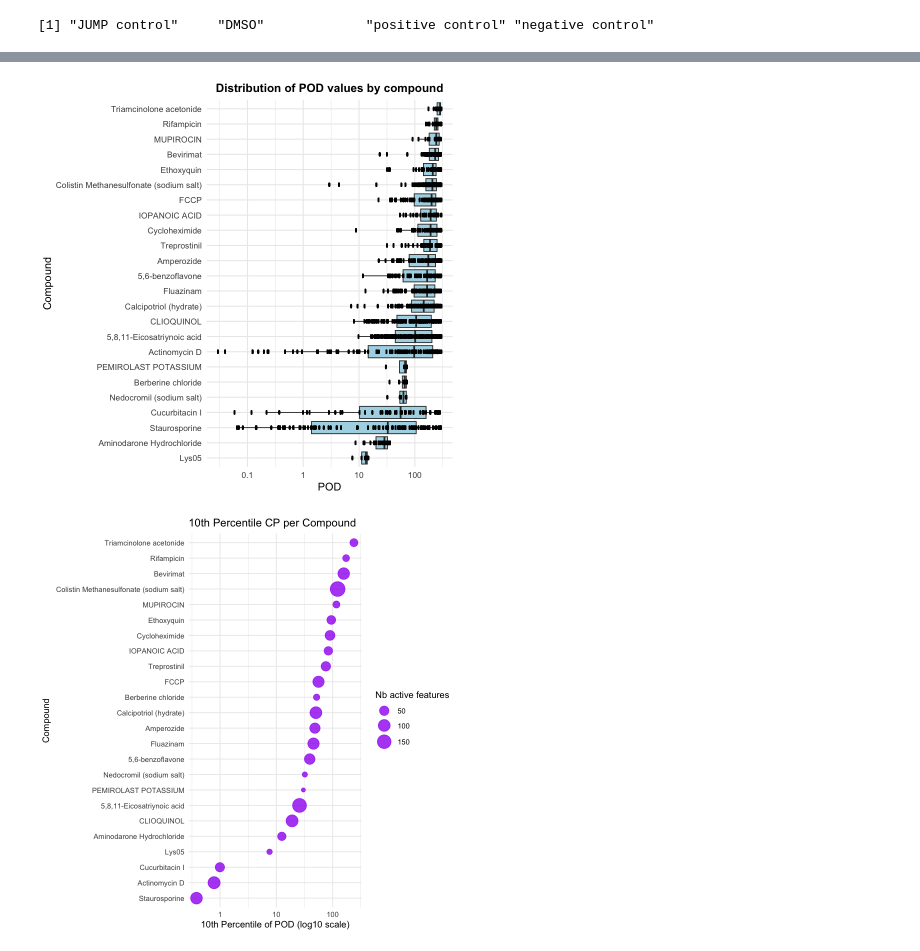
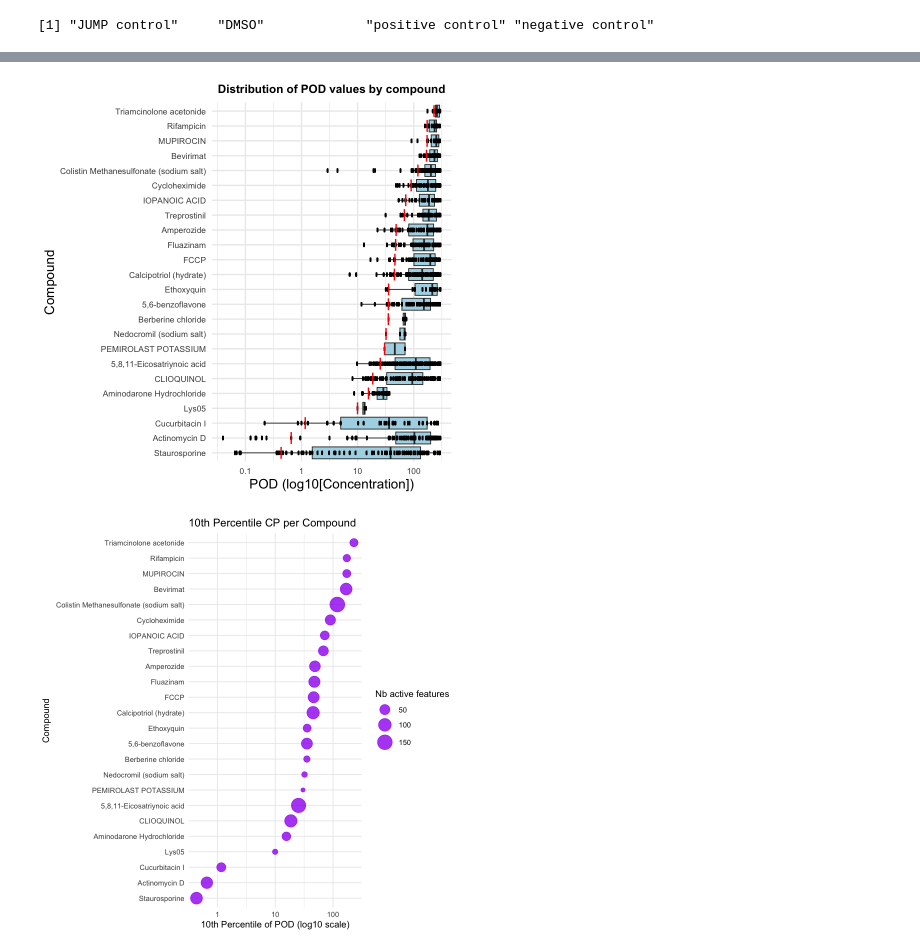
Before and after one commit to broadinstitute/2025_Grigoryan_Proteomics, a Jupyter notebook: 01.dose_response/10_curve_fit_CP_data.ipynb, the cells around one changed output, grey strips where cells are left out. Cells and saved outputs as stored; diff of their text form; code cells hidden in the pictures.

```diff
--- a/01.dose_response/10_curve_fit_CP_data.ipynb
+++ b/01.dose_response/10_curve_fit_CP_data.ipynb
@@ -15,7 +15,7 @@ library(arrow)
 # %%
 ## loading parqet file of cp fetaures
 
-cp_data= read_parquet("../00.exploratory_analysis/inputs/CP_data/normalized.parquet")
+cp_data= read_parquet("../00.exploratory_analysis/inputs/CP_data/normalized_new.parquet")
 
 cp_data = data.frame(cp_data)
 # %%
@@ -237,62 +205,70 @@ for (i in 1:n_pages) {
 }
 dev.off()
 # %%
-# boxplot of the BMD value per compound
+### Calculate the 10th percentile of BMD for each compound across all features
 
-library(ggplot2)
+compound_categories <- df %>%
+  select(Metadata_Compound.Name) %>%
+  distinct() %>%
+  rename(compound = Metadata_Compound.Name)
 
-df_bmd <- final_df_cp[!is.na(final_df_cp$Concentration), ]
+pod_summary <- final_df_cp %>%
+  group_by(compound) %>%
+  summarise(
+    pod_10th_percentile_cp = quantile(Concentration, probs = 0.10, na.rm = TRUE),
+    nb_features = n_distinct(protein)
+  ) %>%
+  left_join(compound_categories, by = "compound") %>%
+  arrange(desc(nb_features))
 
 
-compound_order <- df_bmd %>%
-  group_by(compound) %>%
-  summarise(median_bmd = median(Concentration, na.rm = TRUE)) %>%
-  arrange(median_bmd) %>%
+df_bmd <- final_df_cp %>%
+  filter(!is.na(Concentration))
+
+compound_order <- pod_summary %>%
+  arrange(pod_10th_percentile_cp) %>%
   pull(compound)
 
 
 df_bmd$compound <- factor(df_bmd$compound, levels = compound_order)
 
 
+pod_summary$compound <- factor(pod_summary$compound, levels = compound_order)
+
 ggplot(df_bmd, aes(x = log10(Concentration), y = compound)) +
   geom_boxplot(fill = "lightblue", outlier.shape = NA, width = 0.8) +
   geom_jitter(width = 0, height = 0.1, alpha = 0.3, color = "black", size = 0.3) +
+  geom_segment(
+    data = pod_summary,
+    aes(
+      x = log10(pod_10th_percentile_cp),
+      xend = log10(pod_10th_percentile_cp),
+      y = as.numeric(compound) - 0.4,
+      yend = as.numeric(compound) + 0.4
+    ),
+    color = "red",
+    size = 0.8,
+    inherit.aes = FALSE
+  ) +
   labs(
     title = "Distribution of POD values by compound",
-    x = "POD",
+    x = "POD (log10[Concentration])",
     y = "Compound"
   ) +
   scale_x_continuous(
     breaks = log10(c(0.001, 0.01, 0.1, 1, 10, 100)),
     labels = c("0.001", "0.01", "0.1", "1", "10", "100")
   ) +
-  theme_minimal(base_size = 13) +
+  theme_minimal(base_size = 16) +
   theme(
     axis.text.y = element_text(size = 10),
     axis.text.x = element_text(size = 10),
     plot.title = element_text(hjust = 0.5, size = 14, face = "bold")
   )
 # %% [output]
-[figure, old version]
+[figure, new version]
 # %%
-### Calculate the 10th percentile of BMD for each compound across all features
 
-compound_categories <- df %>%
-  select(Metadata_Compound.Name) %>%
-  distinct() %>%
-  rename(compound = Metadata_Compound.Name)
-
-pod_summary <- final_df_cp %>%
-  group_by(compound) %>%
-  summarise(
-    pod_10th_percentile_cp = quantile(Concentration, probs = 0.10, na.rm = TRUE),
-    nb_features = n_distinct(protein)
-  ) %>%
-  left_join(compound_categories, by = "compound") %>%
-  arrange(desc(nb_features))
-
-
-#print(pod_summary, n=Inf)
 
 ggplot(pod_summary, aes(x = pod_10th_percentile_cp, y = reorder(compound, pod_10th_percentile_cp))) +
   geom_point(aes(size = nb_features), color = "purple", alpha = 0.8) +
@@ -308,7 +284,7 @@ ggplot(pod_summary, aes(x = pod_10th_percentile_cp, y = reorder(compound, pod_10
        size = "Nb active features") +
   theme_minimal()
 # %% [output]
-[figure, old version]
+[figure, new version]
 # %%
 print(head(pod_summary))
 # %% [output]
```
Also changed, not shown: parts of 4 cells of this notebook, 19 other files.
